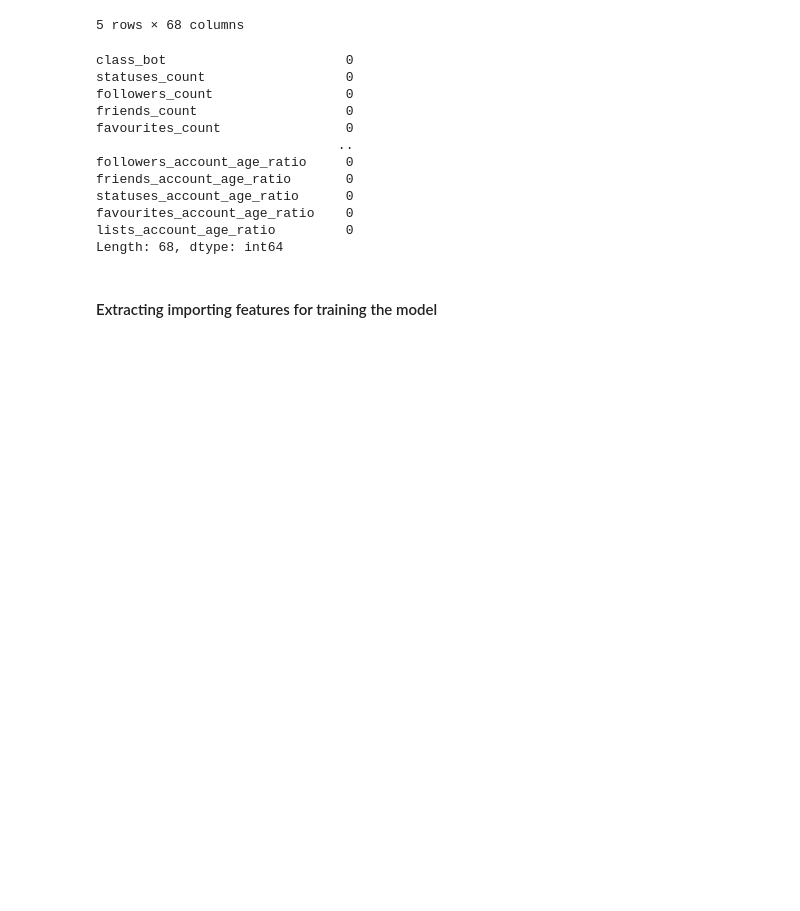
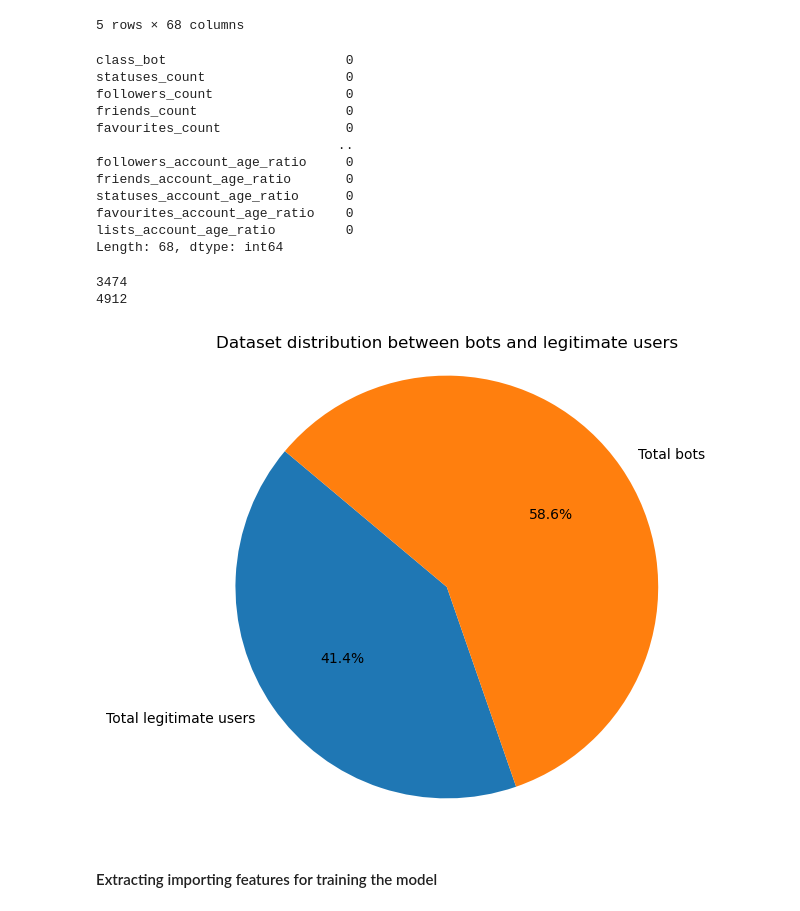
Before and after one commit to Kishansmaran-Puranik/twitter-bot-prediction, a Jupyter notebook: twitter_bot.ipynb, the cells around one changed output. Drawn from its saved outputs; the diff is of its cells as text; code cells hidden in the pictures; blank space fills up the shorter version.

```diff
--- a/twitter_bot.ipynb
+++ b/twitter_bot.ipynb
@@ -49,6 +49,28 @@ statuses_account_age_ratio      0
 favourites_account_age_ratio    0
 lists_account_age_ratio         0
 Length: 68, dtype: int64
+# %%
+class_0_count = len(data[data['class_bot'] == 0])
+print(class_0_count)
+class_1_count = len(data[data['class_bot'] == 1])
+print(class_1_count)
+# %% [output]
+3474
+4912
+# %%
+values = [class_0_count, class_1_count]
+labels = ['Total legitimate users', 'Total bots']
+
+# Create a pie chart
+plt.figure(figsize=(6, 6))
+plt.pie(values, labels=labels, autopct='%1.1f%%', startangle=140)
+plt.title('Dataset distribution between bots and legitimate users')
+plt.axis('equal')  # Equal aspect ratio ensures that pie is drawn as a circle.
+
+# Display the pie chart
+plt.show()
+# %% [output]
+[figure, added]
 # %% [markdown]
 #### Extracting importing features for training the model
 # %%
```
Also changed, not shown: parts of 2 cells of this notebook.
